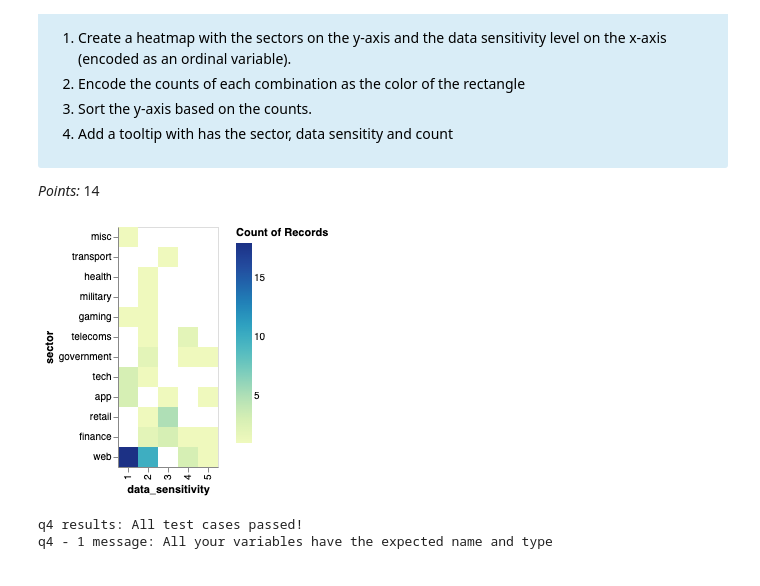
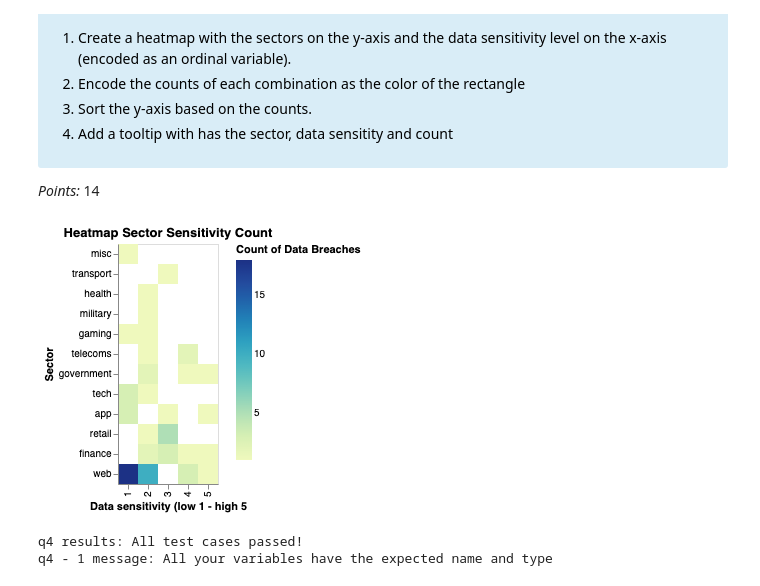
Before and after one commit to tonyliang19/Course_notes_2023Spring, a Jupyter notebook: dsci320/assignments/assignment3.ipynb, the cells around one changed output. Cells and saved outputs as stored; diff of their text form; code cells hidden in the pictures.

```diff
--- a/dsci320/assignments/assignment3.ipynb
+++ b/dsci320/assignments/assignment3.ipynb
@@ -190,17 +186,19 @@ Another way of visualizing the information in the previous plot is to create a h
 
 _Points:_ 14
 # %%
-heatmap_sector_sensitivity_count = src.mark_rect().encode(
-    x = alt.X("data_sensitivity:O"),
-    y = alt.Y("sector", sort = "color"),
-    color = "count()",
+heatmap_sector_sensitivity_count = alt.Chart(breaches).mark_rect().encode(
+    x = alt.X("data_sensitivity:O", title = "Data sensitivity (low 1 - high 5"),
+    y = alt.Y("sector", sort = "color", title = "Sector"),
+    color = alt.Color("count()", title = "Count of Data Breaches"),
     tooltip = ["sector", "data_sensitivity", "count()"],
+).properties(
+    title = "Heatmap Sector Sensitivity Count"
 ).interactive()
 
 # Show the plot
 heatmap_sector_sensitivity_count
 # %% [output]
-[figure, old version]
+[figure, new version]
 # %%
 grader.check("q4")
 # %% [output]
```
Also changed, not shown: parts of 13 cells of this notebook.
